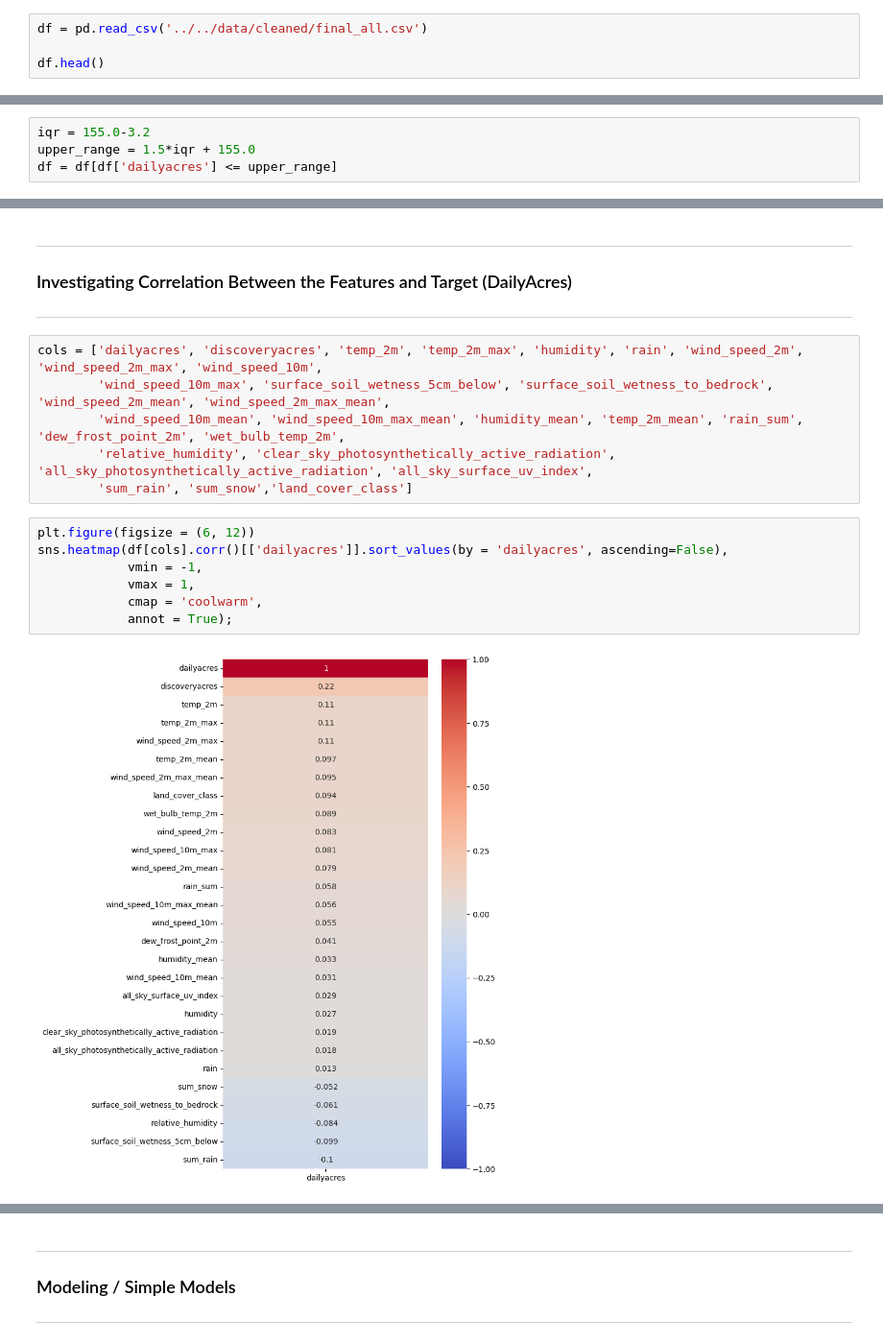
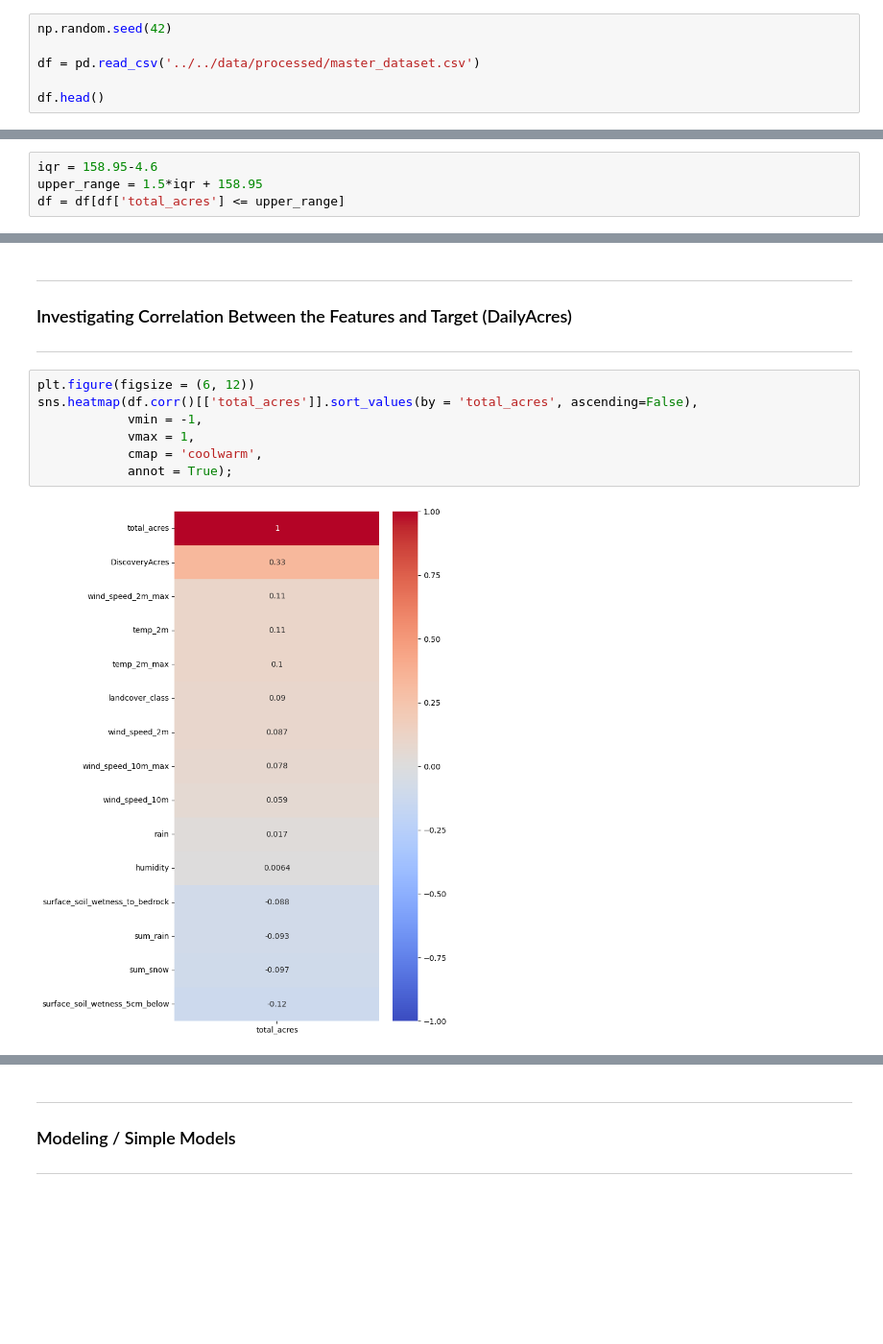
Before and after one commit to jeff-shakes/Wildfire_Size_Prediction, a Jupyter notebook: src/03_modeling/JA_advanced_modeling.ipynb, the cells around one changed output, grey strips where cells are left out. Shown at 96% size. Cells and saved outputs as stored; diff of their text form; blank space fills up the shorter version.

```diff
--- a/src/03_modeling/JA_advanced_modeling.ipynb
+++ b/src/03_modeling/JA_advanced_modeling.ipynb
@@ -21,5 +21,7 @@ from datetime import datetime, timedelta
 # %%
-df = pd.read_csv('../../data/cleaned/final_all.csv')
+np.random.seed(42)
+
+df = pd.read_csv('../../data/processed/master_dataset.csv')
 
 df.head()
 # %% [output]
@@ -49,7 +69,7 @@ Name: dailyacres, dtype: float64
 # %%
-iqr = 155.0-3.2
-upper_range = 1.5*iqr + 155.0
-df = df[df['dailyacres'] <= upper_range]
+iqr = 158.95-4.6
+upper_range = 1.5*iqr + 158.95
+df = df[df['total_acres'] <= upper_range]
 # %%
 df.shape
 # %% [output]
@@ -64,21 +174,15 @@ df.shape
 ### Investigating Correlation Between the Features and Target (DailyAcres)
 ######
 ___
-# %%
-cols = ['dailyacres', 'discoveryacres', 'temp_2m', 'temp_2m_max', 'humidity', 'rain', 'wind_speed_2m', 'wind_speed_2m_max', 'wind_speed_10m',
-        'wind_speed_10m_max', 'surface_soil_wetness_5cm_below', 'surface_soil_wetness_to_bedrock', 'wind_speed_2m_mean', 'wind_speed_2m_max_mean',
-        'wind_speed_10m_mean', 'wind_speed_10m_max_mean', 'humidity_mean', 'temp_2m_mean', 'rain_sum', 'dew_frost_point_2m', 'wet_bulb_temp_2m',
-        'relative_humidity', 'clear_sky_photosynthetically_active_radiation', 'all_sky_photosynthetically_active_radiation', 'all_sky_surface_uv_index',
-        'sum_rain', 'sum_snow','land_cover_class']
 # %%
 plt.figure(figsize = (6, 12))
-sns.heatmap(df[cols].corr()[['dailyacres']].sort_values(by = 'dailyacres', ascending=False),
+sns.heatmap(df.corr()[['total_acres']].sort_values(by = 'total_acres', ascending=False),
             vmin = -1,
             vmax = 1,
             cmap = 'coolwarm',
             annot = True);
 # %% [output]
-[figure, old version]
+[figure, new version]
 # %% [markdown]
 ---
 ######
```
Also changed, not shown: parts of 56 cells of this notebook, 29 other files.
